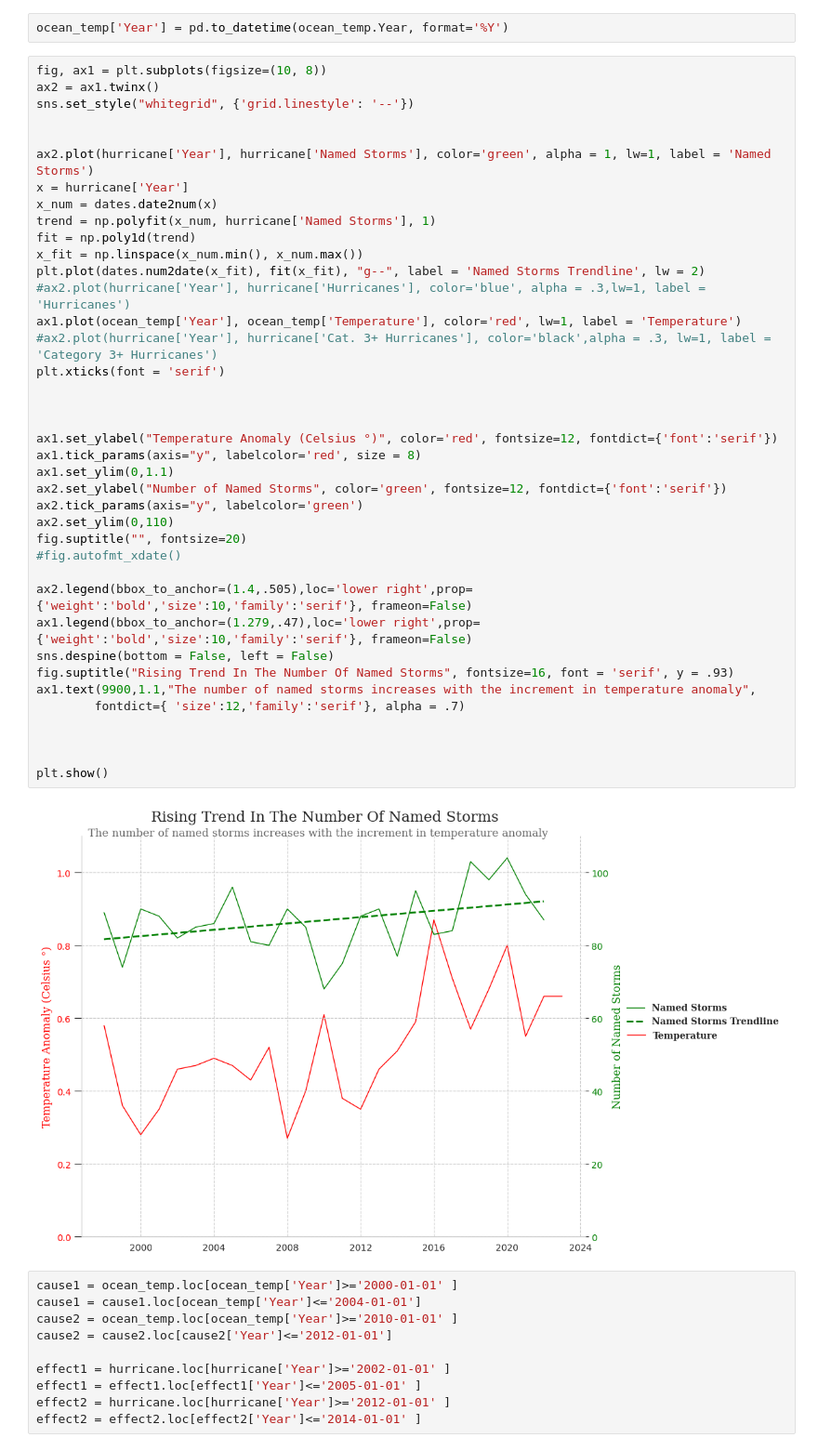
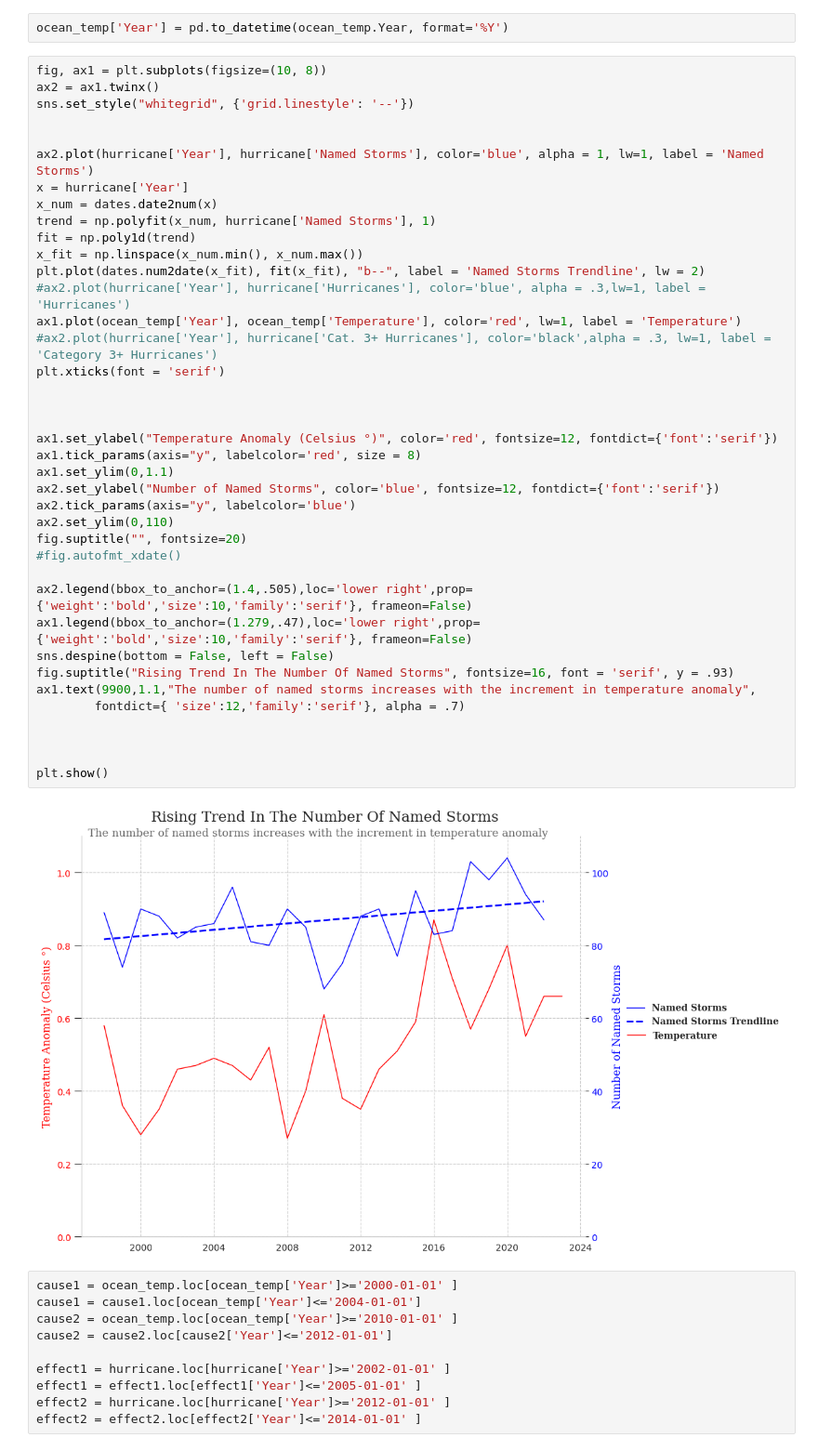
Before and after one commit to Umerfarooq122/What-Is-The-Effect-Of-The-Earth-s-Temperature-on-Cyclonic-Storms-, a Jupyter notebook: What_Is_The_Effect_Of_The_Earth's_Temperature_on_Cyclonic_Storms?.ipynb, the cells around one changed output. Shown at 93% size. Saved outputs shown, nothing was run; the diff lists cells and outputs as text.

```diff
--- a/What_Is_The_Effect_Of_The_Earth's_Temperature_on_Cyclonic_Storms?.ipynb
+++ b/What_Is_The_Effect_Of_The_Earth's_Temperature_on_Cyclonic_Storms?.ipynb
@@ -312,41 +314,41 @@ ax2 = ax1.twinx()
 sns.set_style("whitegrid", {'grid.linestyle': '--'})
 
 
-ax2.plot(hurricane['Year'], hurricane['Named Storms'], color='green', alpha = 1, lw=1, label = 'Named Storms')
+ax2.plot(hurricane['Year'], hurricane['Named Storms'], color='blue', alpha = 1, lw=1, label = 'Named Storms')
 x = hurricane['Year']
 x_num = dates.date2num(x)
 trend = np.polyfit(x_num, hurricane['Named Storms'], 1)
 fit = np.poly1d(trend)
 x_fit = np.linspace(x_num.min(), x_num.max())
-plt.plot(dates.num2date(x_fit), fit(x_fit), "g--", label = 'Named Storms Trendline', lw = 2)
+plt.plot(dates.num2date(x_fit), fit(x_fit), "b--", label = 'Named Storms Trendline', lw = 2)
 #ax2.plot(hurricane['Year'], hurricane['Hurricanes'], color='blue', alpha = .3,lw=1, label = 'Hurricanes')
 ax1.plot(ocean_temp['Year'], ocean_temp['Temperature'], color='red', lw=1, label = 'Temperature')
 #ax2.plot(hurricane['Year'], hurricane['Cat. 3+ Hurricanes'], color='black',alpha = .3, lw=1, label = 'Category 3+ Hurricanes')
 plt.xticks(font = 'serif')
 
 
 
 ax1.set_ylabel("Temperature Anomaly (Celsius °)", color='red', fontsize=12, fontdict={'font':'serif'})
 ax1.tick_params(axis="y", labelcolor='red', size = 8)
 ax1.set_ylim(0,1.1)
-ax2.set_ylabel("Number of Named Storms", color='green', fontsize=12, fontdict={'font':'serif'})
-ax2.tick_params(axis="y", labelcolor='green')
+ax2.set_ylabel("Number of Named Storms", color='blue', fontsize=12, fontdict={'font':'serif'})
+ax2.tick_params(axis="y", labelcolor='blue')
 ax2.set_ylim(0,110)
 fig.suptitle("", fontsize=20)
 #fig.autofmt_xdate()
 
 ax2.legend(bbox_to_anchor=(1.4,.505),loc='lower right',prop={'weight':'bold','size':10,'family':'serif'}, frameon=False)
 ax1.legend(bbox_to_anchor=(1.279,.47),loc='lower right',prop={'weight':'bold','size':10,'family':'serif'}, frameon=False)
 sns.despine(bottom = False, left = False)
 fig.suptitle("Rising Trend In The Number Of Named Storms", fontsize=16, font = 'serif', y = .93)
 ax1.text(9900,1.1,"The number of named storms increases with the increment in temperature anomaly",
         fontdict={ 'size':12,'family':'serif'}, alpha = .7)
 
 
 
 plt.show()
 # %% [output]
-[figure, old version]
+[figure, new version]
 # %%
 cause1 = ocean_temp.loc[ocean_temp['Year']>='2000-01-01' ]
 cause1 = cause1.loc[ocean_temp['Year']<='2004-01-01']
```
Also changed, not shown: parts of 7 cells of this notebook, 2 other files.
